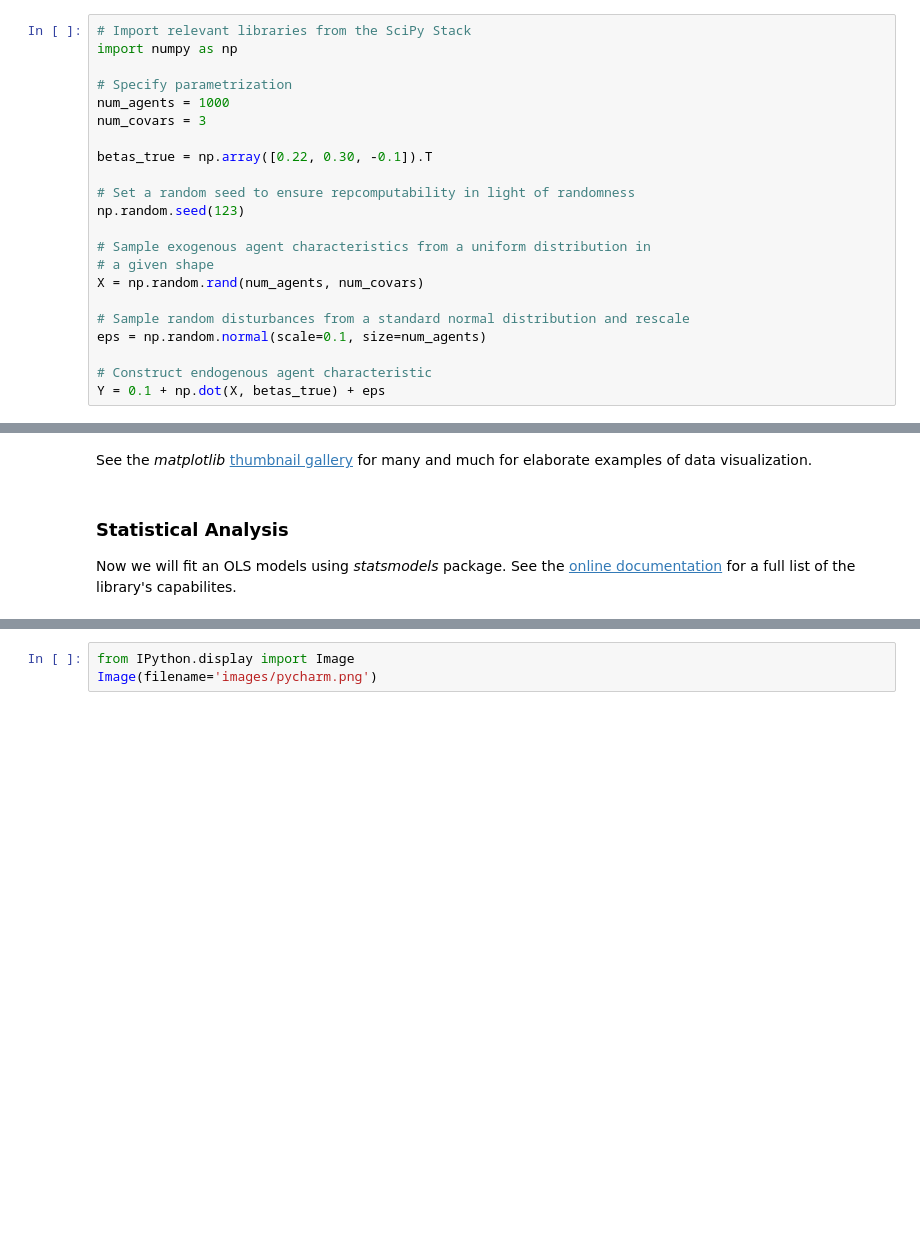
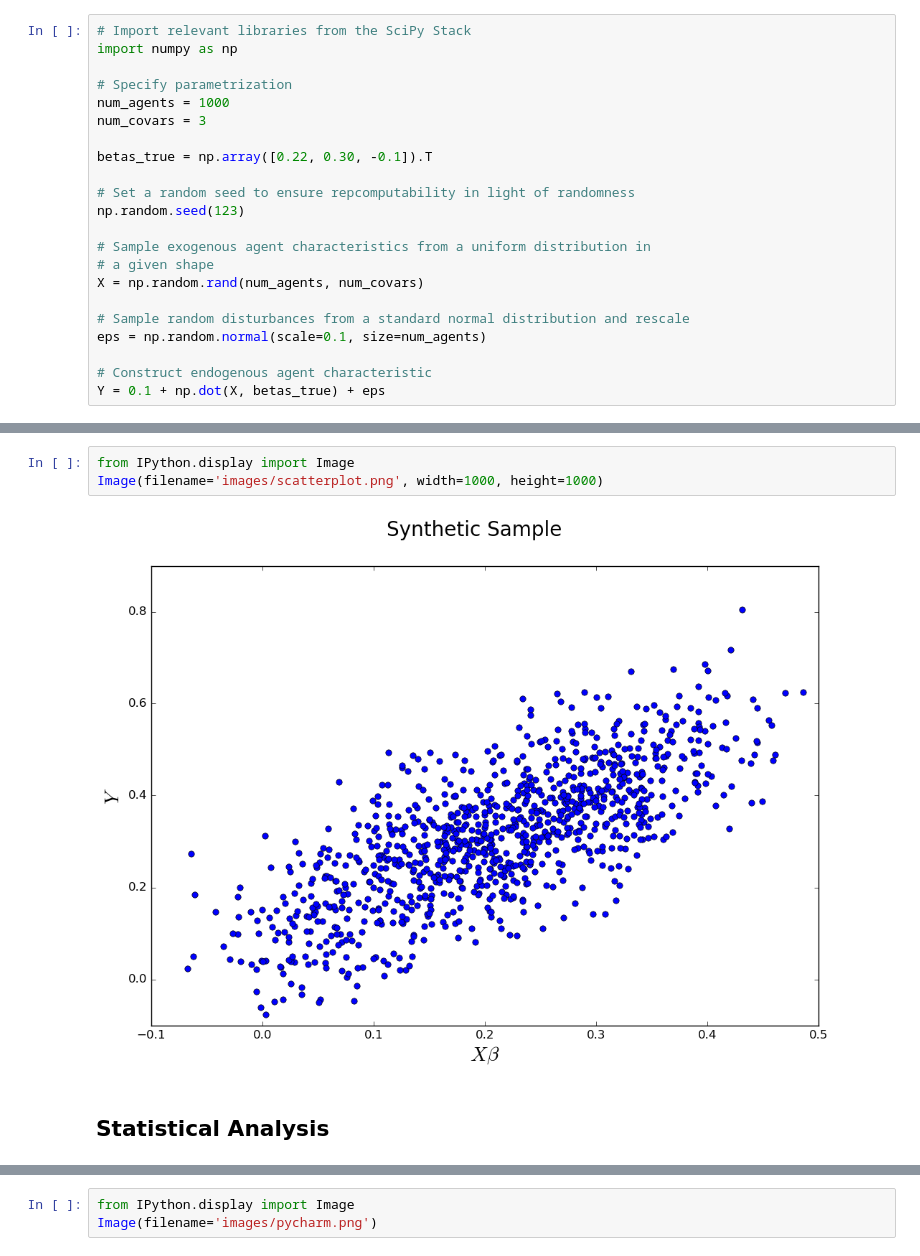
Before and after one commit to GiovanniAiello/talks, a Jupyter notebook: ZICE/scientific_python/lecture.ipynb, the cells around one changed output, grey strips where cells are left out. Saved outputs shown, nothing was run; the diff lists cells and outputs as text; blank space fills up the shorter version.

```diff
--- a/ZICE/scientific_python/lecture.ipynb
+++ b/ZICE/scientific_python/lecture.ipynb
@@ -161,9 +157,10 @@ plt.show()
-# %% [markdown]
-See the *matplotlib* [thumbnail gallery](http://matplotlib.org/gallery.html) for many and much for elaborate examples of data visualization.
-# %% [markdown]
-### Statistical Analysis
-
-Now we will fit an OLS models using *statsmodels* package. See the [online documentation](http://statsmodels.sourceforge.net/) for a full list of the library's capabilites.
+# %%
+from IPython.display import Image
+Image(filename='images/scatterplot.png', width=1000, height=1000)
+# %% [output]
+[figure, added]
+# %% [markdown]
+## Statistical Analysis
 # %%
 # Import relevant libraries from the SciPy Stack
 import statsmodels.api as sm
```
Also changed, not shown: parts of 25 cells of this notebook, 1 other file.
